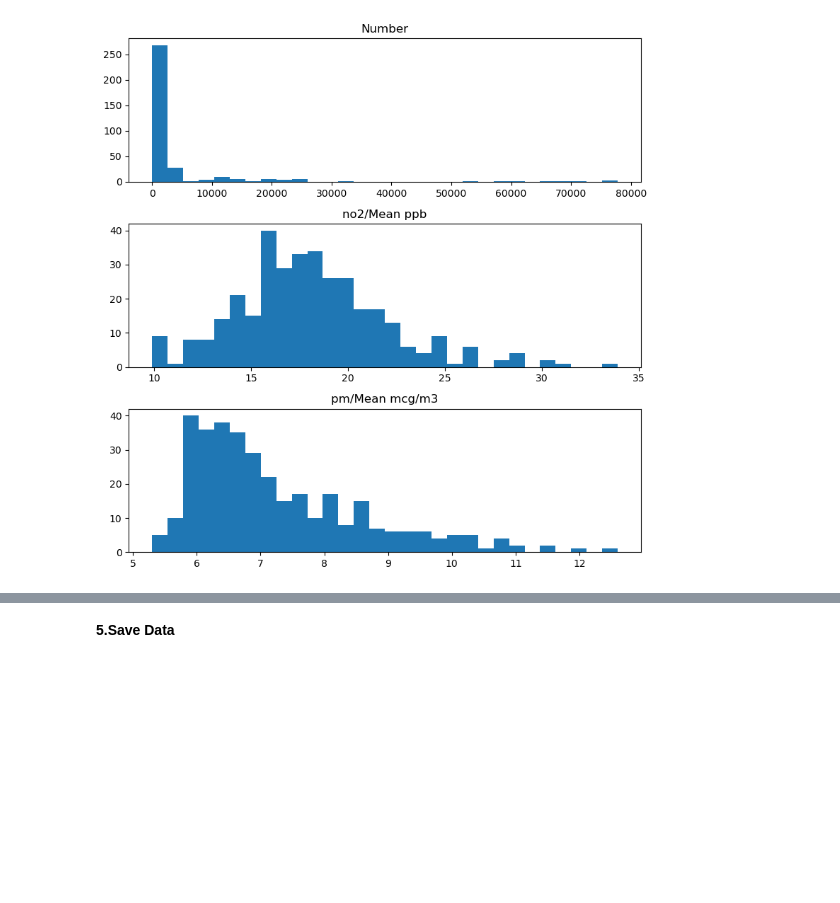
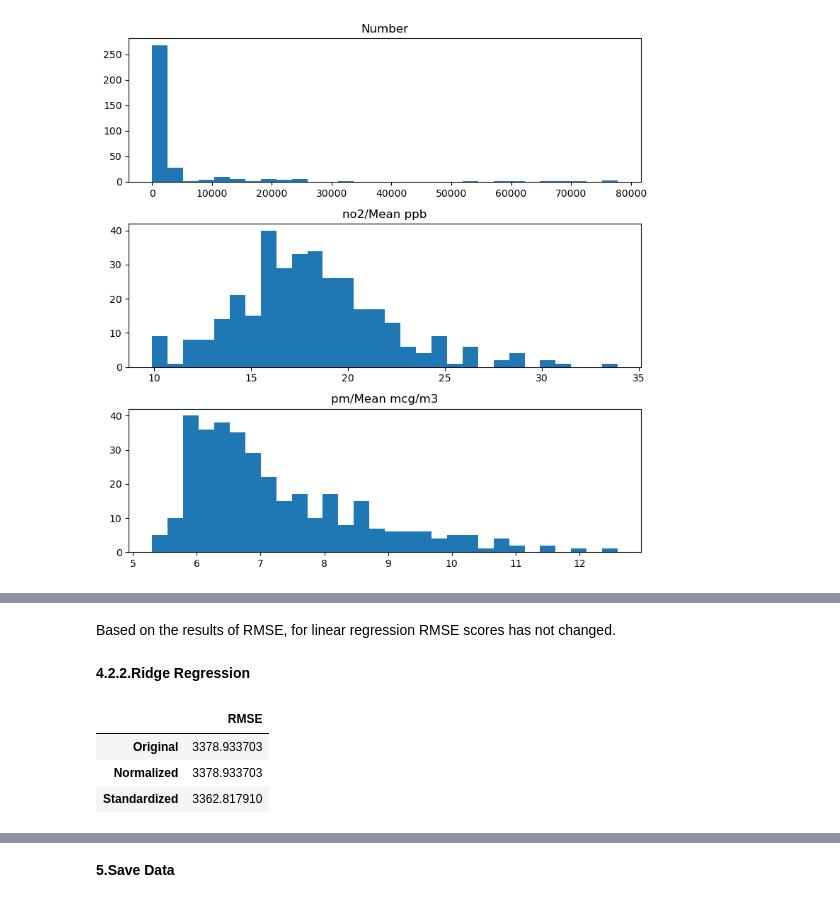
Before and after one commit to Mary080102/Capston-Two, a Jupyter notebook: Pre-processing and Training Data Development.ipynb, the cells around one changed output, grey strips where cells are left out. Drawn from its saved outputs; the diff is of its cells as text; code cells hidden in the pictures; blank space fills up the shorter version.

```diff
--- a/Pre-processing and Training Data Development.ipynb
+++ b/Pre-processing and Training Data Development.ipynb
@@ -189,0 +220,24 @@ y_test shape: (70,)
+# %% [markdown]
+Based on the results of RMSE, for linear regression RMSE scores has not changed.
+# %% [markdown]
+**4.2.2.Ridge Regression**
+# %%
+rmse_rg=[]
+
+ridge=Ridge(alpha=1.0)
+
+# model fitting and measuring RMSE
+for i in range(len(trainX)):
+    ridge.fit(trainX[i],y_train)
+    y_pred_rd=ridge.predict(testX[i])
+    rmse_rg.append(np.sqrt(mean_squared_error(y_test,y_pred_rd)))
+
+
+ # visualizing the result
+df_rg= pd.DataFrame({'RMSE':rmse_rg},index=['Original','Normalized','Standardized'])
+df_rg
+# %% [output]
+|  | RMSE |
+| Original | 3378.933703 |
+| Normalized | 3378.933703 |
+| Standardized | 3362.817910 |
```
Also changed, not shown: parts of 28 cells of this notebook.
